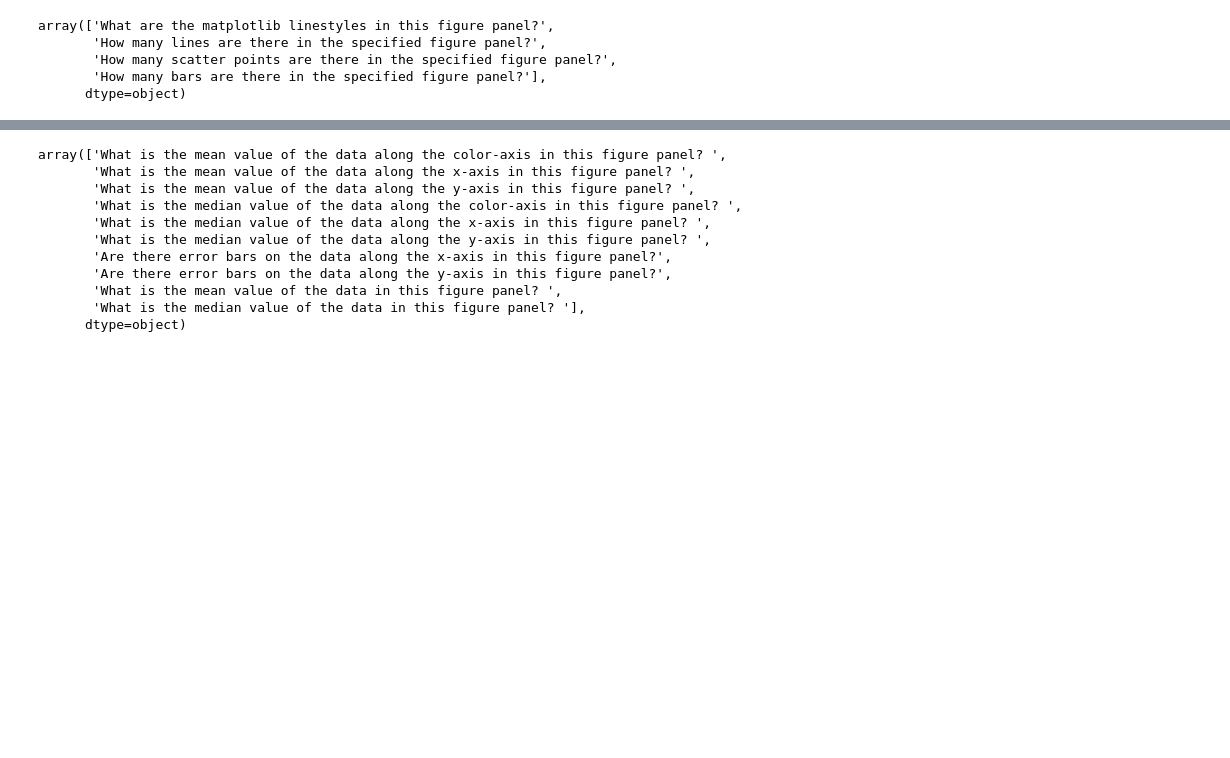
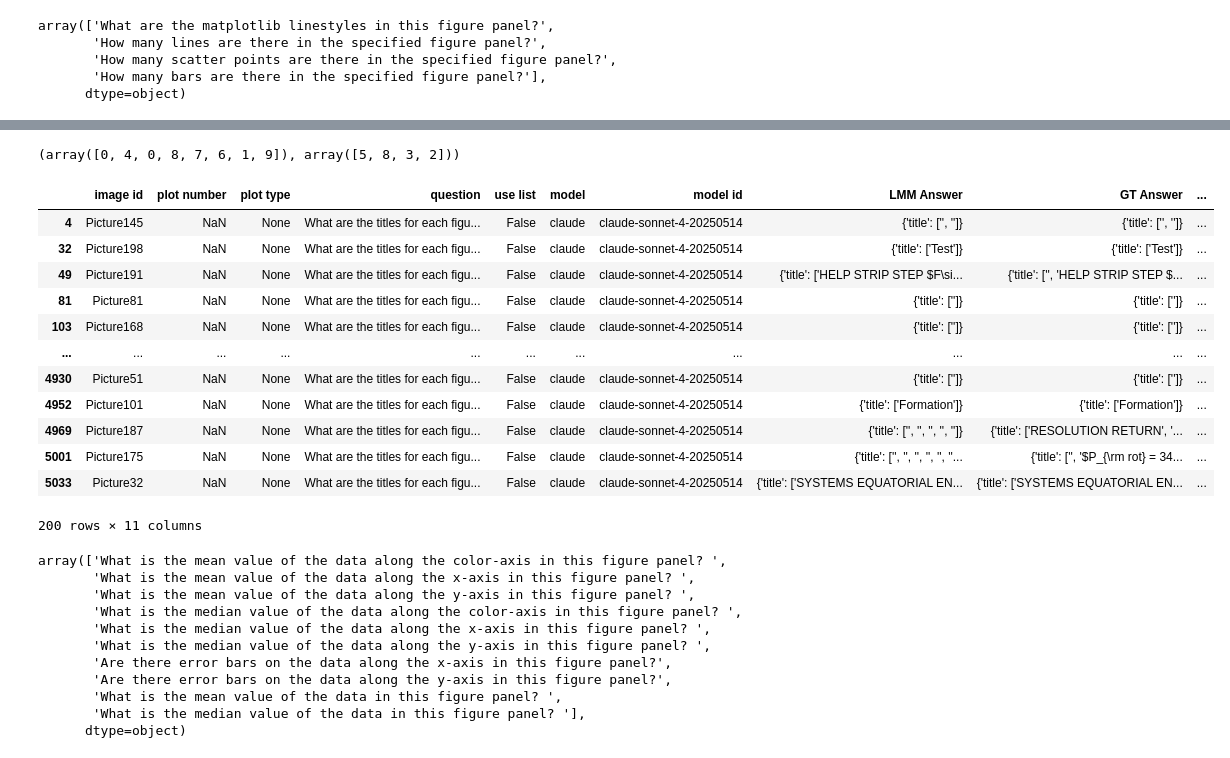
Before and after one commit to ReadingTimeMachine/LLM_VQA_MultiPanel, a Jupyter notebook: parse_lmm_outputs.ipynb, the cells around one changed output, grey strips where cells are left out. Saved outputs shown, nothing was run; the diff lists cells and outputs as text; code cells hidden in the pictures; blank space fills up the shorter version.

```diff
--- a/parse_lmm_outputs.ipynb
+++ b/parse_lmm_outputs.ipynb
@@ -507,7 +514,7 @@ average = 'mean'
 #df_figure = {'tag':[], 'question':[]} #, '# nans':[]}
 df_figure = {'tag':[]} #, '# nans':[]}
 
-df_question_tags = {'tag':[], 'question':[], 'Level':[], 'Type':[]}
+df_question_tags = {'tag':[], 'question':[], 'Level':[], 'Type':[]} # for longer list of questions in a table later
 
 mean_gts = {}
 
@@ -518,7 +525,7 @@ for dn in dirnames:
     else:
         dnr = dn.replace('_', '\\_') + ' ' + average + ' diff'
     df_figure[dnr] = []
-    mean_gts[dnr] = ''
+    #mean_gts[dnr] = ''
 for dn in dirnames:
     df_figure[dn.replace('_', '\\_') + ' \\# nans'] = []
 
@@ -553,6 +560,7 @@ for qa in questions_figure:
             sd = q[spread + ' diff']
             if divider is not None:
                 sd = sd*q[average + ' gt']*100
+            mean_gts[average + ' ' + qa['tag'].replace('#', '\\#')] = q[average + ' gt']
         elif qa['type'] == 'binary string':
             sm = q[average + ' diff']
             if divider is not None:
@@ -678,0 +688,38 @@ array(['What are the matplotlib linestyles in this figure panel?',
+# %%
+# assume order is relatively correct -- associate closest to gt
+from Levenshtein import distance as levenshtein_distance # Assuming you have python-Levenshtein installed
+
+def map_lg_gt(l,g):
+    # sweet little algo to do associations
+    #if len(l) > len(g): # this means halluciations likely -- pad "g" with extra
+        #print('dont have solution for l > g!!')
+        #import sys; sys.exit()
+    g_index = 0
+    l_gt_map_index = []
+    for ll in l:
+        darr = []
+        for gg in g:
+            darr.append(levenshtein_distance(gg, ll))
+        darr = np.array(darr)[g_index:]
+        if len(darr) == 0:
+            import sys; sys.exit()
+        min_ind = np.argmin(darr) + g_index
+        l_gt_map_index.append(min_ind)
+        #print('min_ind, g_index', min_ind, g_index)
+        g_index = min_ind
+
+    # see if any double counted
+    if len(np.unique(l_gt_map_index)) != len(l_gt_map_index):
+        print('dont have solution for non uniques!')
+        import sys; sys.exit()
+
+    l_mapped = []
+    for i in range(len(g)):
+        if i in l_gt_map_index:
+            l_mapped.append(l[l_gt_map_index.index(i)])
+        else:
+            l_mapped.append('')
+
+    g_mapped = deepcopy(g)
+
+    return l_mapped, g_mapped
@@ -679,3 +1304,23 @@ array(['What are the matplotlib linestyles in this figure panel?',
+# %%
+array1_encoded, array2_encoded
+# %% [output]
+(array([0, 4, 0, 8, 7, 6, 1, 9]), array([5, 8, 3, 2]))
+# %%
+dfsub2
+# %% [output]
+|  | image id | plot number | plot type | question | use list | model | model id | LMM Answer | GT Answer | ... |
+| 4 | Picture145 | NaN | None | What are the titles for each figu... | False | claude | claude-sonnet-4-20250514 | {'title': ['', '']} | {'title': ['', '']} | ... |
+| 32 | Picture198 | NaN | None | What are the titles for each figu... | False | claude | claude-sonnet-4-20250514 | {'title': ['Test']} | {'title': ['Test']} | ... |
+| 49 | Picture191 | NaN | None | What are the titles for each figu... | False | claude | claude-sonnet-4-20250514 | {'title': ['HELP STRIP STEP $F\si... | {'title': ['', 'HELP STRIP STEP $... | ... |
+| 81 | Picture81 | NaN | None | What are the titles for each figu... | False | claude | claude-sonnet-4-20250514 | {'title': ['']} | {'title': ['']} | ... |
+| 103 | Picture168 | NaN | None | What are the titles for each figu... | False | claude | claude-sonnet-4-20250514 | {'title': ['']} | {'title': ['']} | ... |
+| ... | ... | ... | ... | ... | ... | ... | ... | ... | ... | ... |
+| 4930 | Picture51 | NaN | None | What are the titles for each figu... | False | claude | claude-sonnet-4-20250514 | {'title': ['']} | {'title': ['']} | ... |
+| 4952 | Picture101 | NaN | None | What are the titles for each figu... | False | claude | claude-sonnet-4-20250514 | {'title': ['Formation']} | {'title': ['Formation']} | ... |
+| 4969 | Picture187 | NaN | None | What are the titles for each figu... | False | claude | claude-sonnet-4-20250514 | {'title': ['', '', '', '', '']} | {'title': ['RESOLUTION RETURN', '... | ... |
+| 5001 | Picture175 | NaN | None | What are the titles for each figu... | False | claude | claude-sonnet-4-20250514 | {'title': ['', '', '', '', '', ''... | {'title': ['', '$P_{\rm rot} = 34... | ... |
+| 5033 | Picture32 | NaN | None | What are the titles for each figu... | False | claude | claude-sonnet-4-20250514 | {'title': ['SYSTEMS EQUATORIAL EN... | {'title': ['SYSTEMS EQUATORIAL EN... | ... |
+200 rows × 11 columns
 # %%
 # Level 2
 df[(df['Level Type']=='Plot-level questions') & (df['Level'] == 'Level 2')]['question'].unique()
```
Also changed, not shown: parts of 35 cells of this notebook, 1 other file.
